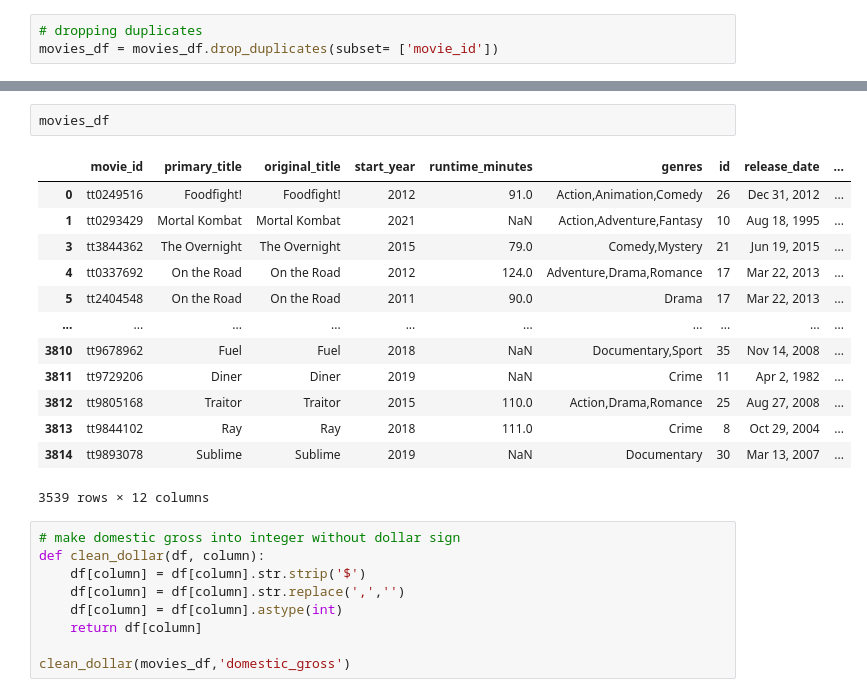
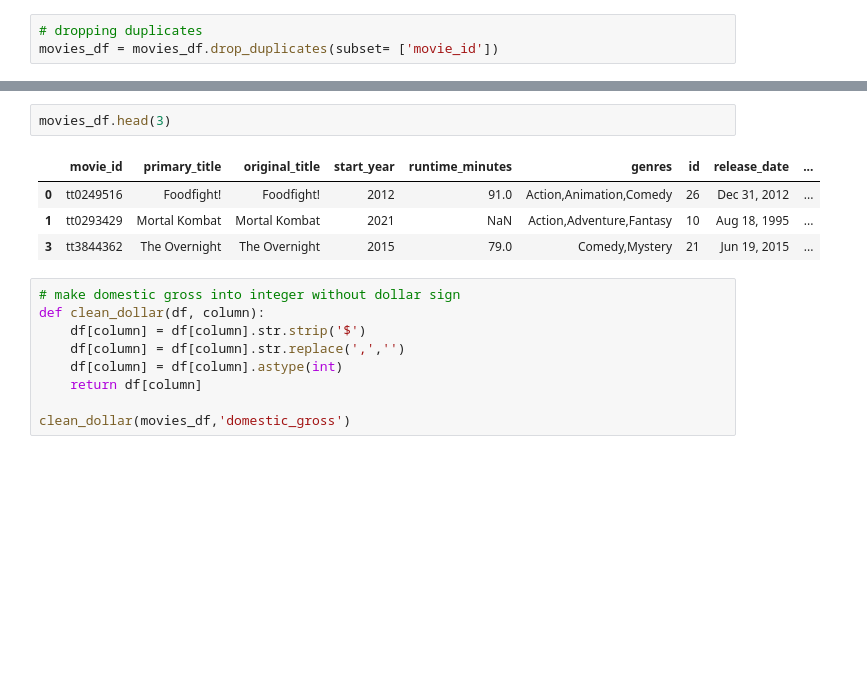
Before and after one commit to harte3/Flatiron-Capstone-Group-2, a Jupyter notebook: Final Notebook.ipynb, the cells around one changed output, grey strips where cells are left out. Saved outputs shown, nothing was run; the diff lists cells and outputs as text; blank space fills up the shorter version.

```diff
--- a/Final Notebook.ipynb
+++ b/Final Notebook.ipynb
@@ -144,21 +169,12 @@ Data columns (total 12 columns):
 dtypes: float64(1), int64(2), object(9)
 memory usage: 359.4+ KB
 # %%
-movies_df
+movies_df.head(3)
 # %% [output]
 |  | movie_id | primary_title | original_title | start_year | runtime_minutes | genres | id | release_date | ... |
 | 0 | tt0249516 | Foodfight! | Foodfight! | 2012 | 91.0 | Action,Animation,Comedy | 26 | Dec 31, 2012 | ... |
 | 1 | tt0293429 | Mortal Kombat | Mortal Kombat | 2021 | NaN | Action,Adventure,Fantasy | 10 | Aug 18, 1995 | ... |
 | 3 | tt3844362 | The Overnight | The Overnight | 2015 | 79.0 | Comedy,Mystery | 21 | Jun 19, 2015 | ... |
-| 4 | tt0337692 | On the Road | On the Road | 2012 | 124.0 | Adventure,Drama,Romance | 17 | Mar 22, 2013 | ... |
-| 5 | tt2404548 | On the Road | On the Road | 2011 | 90.0 | Drama | 17 | Mar 22, 2013 | ... |
-| ... | ... | ... | ... | ... | ... | ... | ... | ... | ... |
-| 3810 | tt9678962 | Fuel | Fuel | 2018 | NaN | Documentary,Sport | 35 | Nov 14, 2008 | ... |
-| 3811 | tt9729206 | Diner | Diner | 2019 | NaN | Crime | 11 | Apr 2, 1982 | ... |
-| 3812 | tt9805168 | Traitor | Traitor | 2015 | 110.0 | Action,Drama,Romance | 25 | Aug 27, 2008 | ... |
-| 3813 | tt9844102 | Ray | Ray | 2018 | 111.0 | Crime | 8 | Oct 29, 2004 | ... |
-| 3814 | tt9893078 | Sublime | Sublime | 2019 | NaN | Documentary | 30 | Mar 13, 2007 | ... |
-3539 rows × 12 columns
 # %%
 # make domestic gross into integer without dollar sign
 def clean_dollar(df, column):
```
Also changed, not shown: parts of 33 cells of this notebook, 1 other file.
